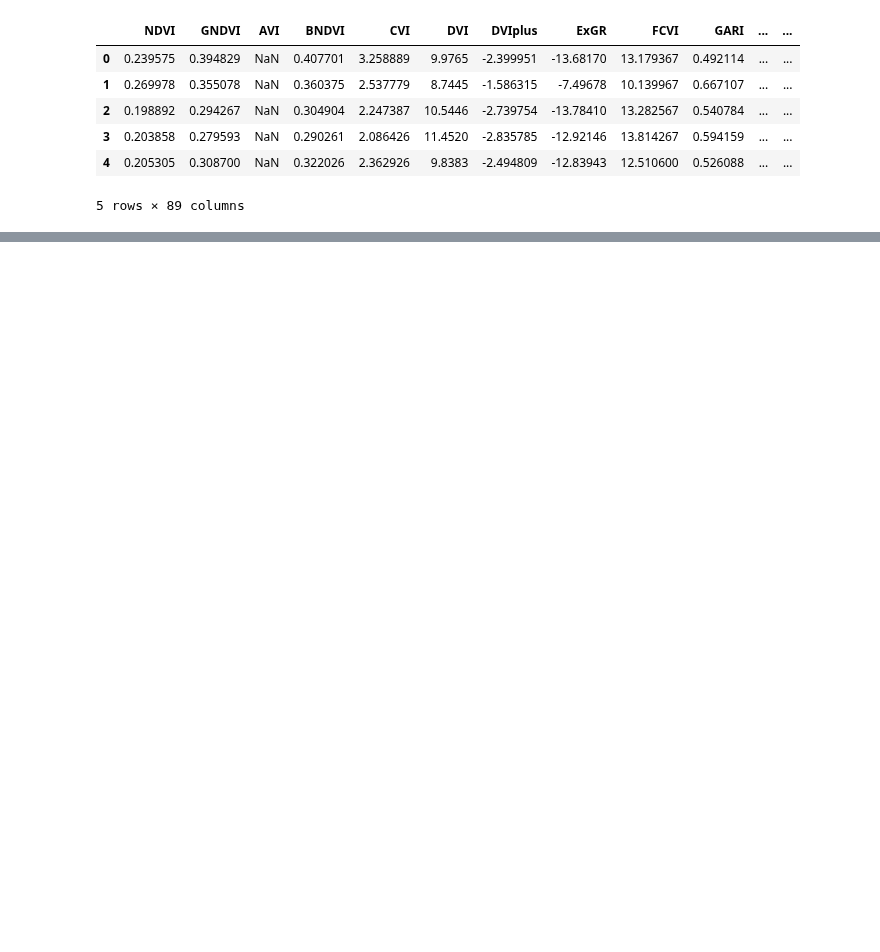
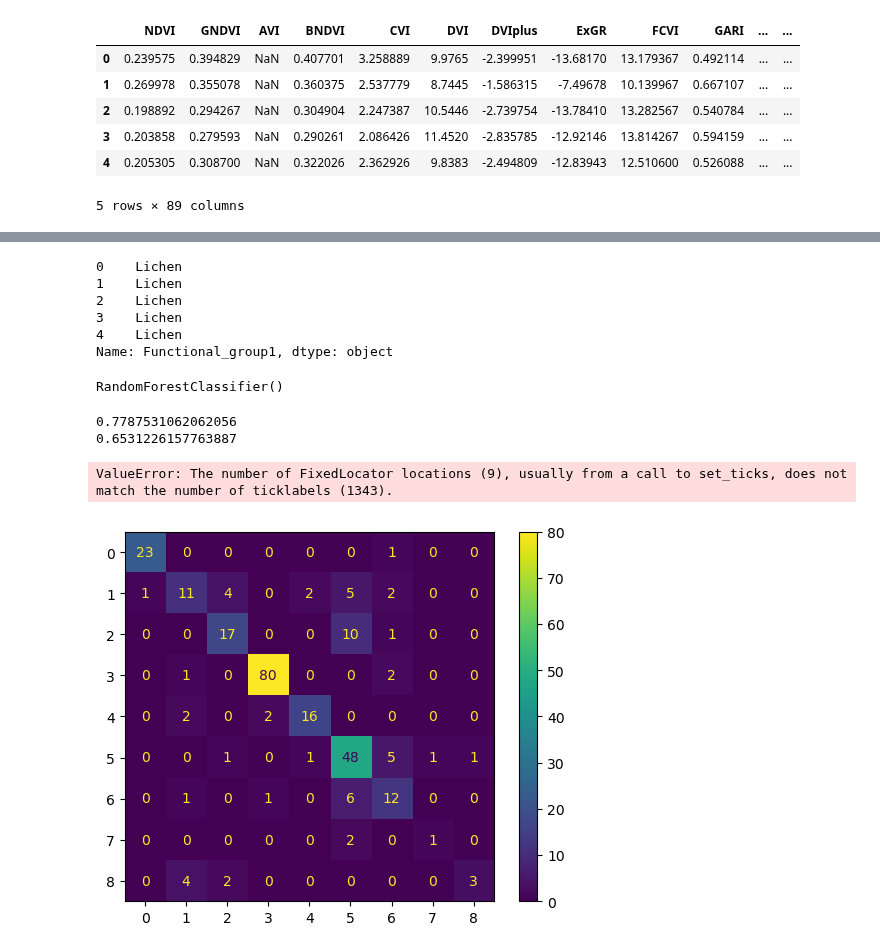
Before and after one commit to nelsopet/lecospy, a Jupyter notebook: Scripts/gs_revised.ipynb, the cells around one changed output, grey strips where cells are left out. Saved outputs shown, nothing was run; the diff lists cells and outputs as text; code cells hidden in the pictures; blank space fills up the shorter version.

Commit message:
split train test data, tested a model and displayed confusion matrix

```diff
--- a/Scripts/gs_revised.ipynb
+++ b/Scripts/gs_revised.ipynb
@@ -70,0 +45,32 @@ sim_imputed_grd = simple_imputer.fit_transform(raw_grd_data)
+# %%
+grd_speclib = pd.read_csv("Data/C_001_SC3_Cleaned_SpectralLib.csv")
+grd_speclib.dropna(subset = ["Functional_group1"], inplace=True)
+labels = grd_speclib["Functional_group1"]
+labels.head()
+# %% [output]
+0    Lichen
+1    Lichen
+2    Lichen
+3    Lichen
+4    Lichen
+Name: Functional_group1, dtype: object
+# %%
+x_train, x_test, y_train, y_test = train_test_split(labels, KNNimputed_robust_grd, train_size = 0.8)
+# %%
+rf = RandomForestClassifier()
+rf.fit(y_train, x_train)
+# %% [output]
+RandomForestClassifier()
+# %%
+predicted = rf.predict(y_test)
+# %%
+print(f1_score(x_test, predicted, average="weighted"))
+print(balanced_accuracy_score(x_test, predicted))
+cm = confusion_matrix(x_test,predicted)
+disp = ConfusionMatrixDisplay(confusion_matrix=cm, display_labels = labels)
+disp.plot()
+# %% [output]
+0.7787531062062056
+0.6531226157763887
+ValueError: The number of FixedLocator locations (9), usually from a call to set_ticks, does not match the number of ticklabels (1343).
+[figure, added]
```
Also changed, not shown: parts of 4 cells of this notebook.
